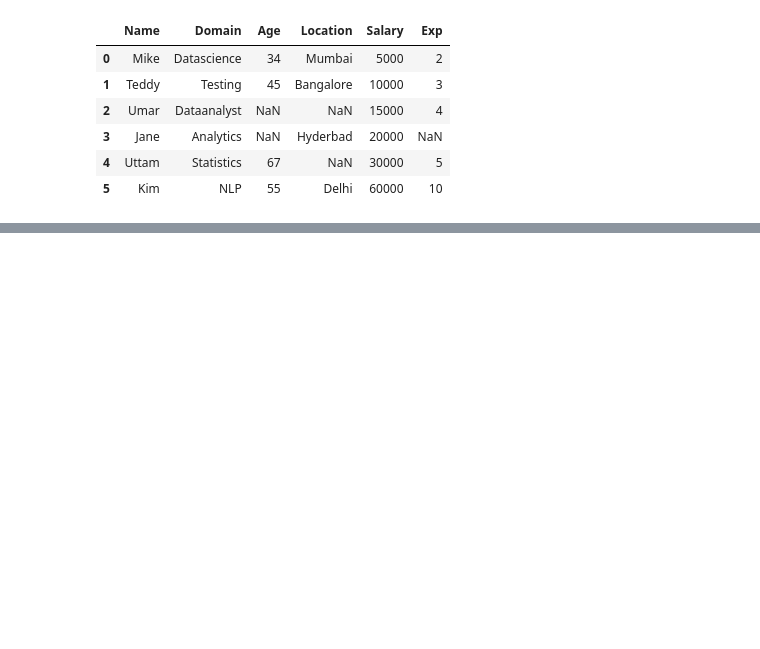
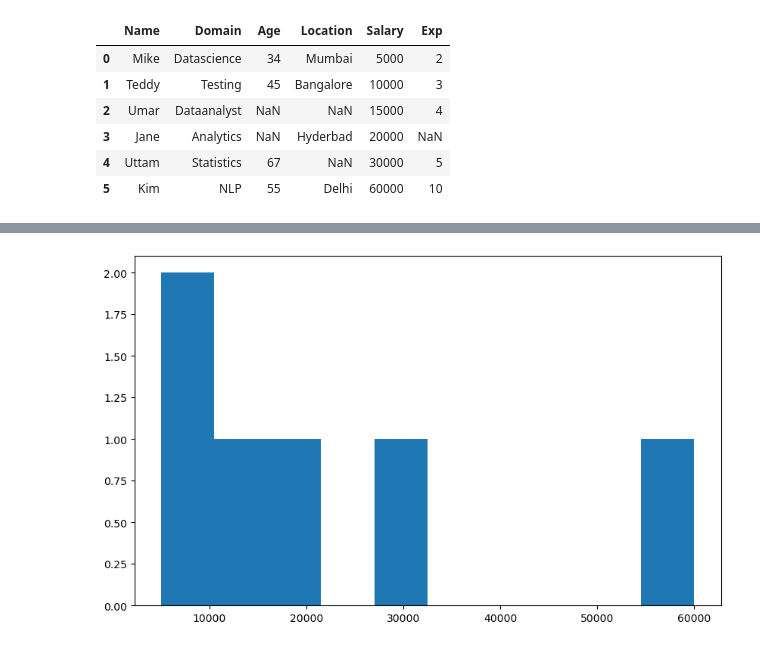
Before and after one commit to pmkmohan/EDA-and-Descriptive-STATs, a Jupyter notebook: EDA_studentpractice.ipynb, the cells around one changed output, grey strips where cells are left out. Cells and saved outputs as stored; diff of their text form; code cells hidden in the pictures; blank space fills up the shorter version.

```diff
--- a/EDA_studentpractice.ipynb
+++ b/EDA_studentpractice.ipynb
@@ -485,0 +448,4 @@ emp
+# %%
+vis5 = plt.hist(clean_data['Salary'])
+# %% [output]
+[figure, added]
```
Also changed, not shown: parts of 69 cells of this notebook.
